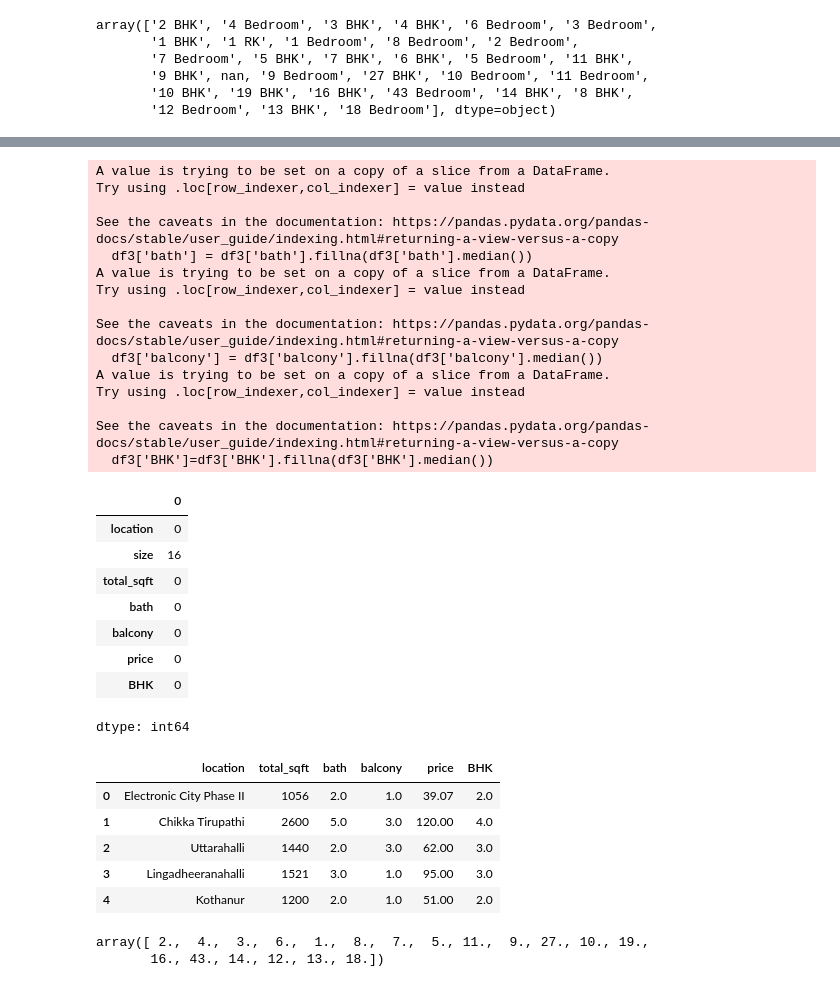
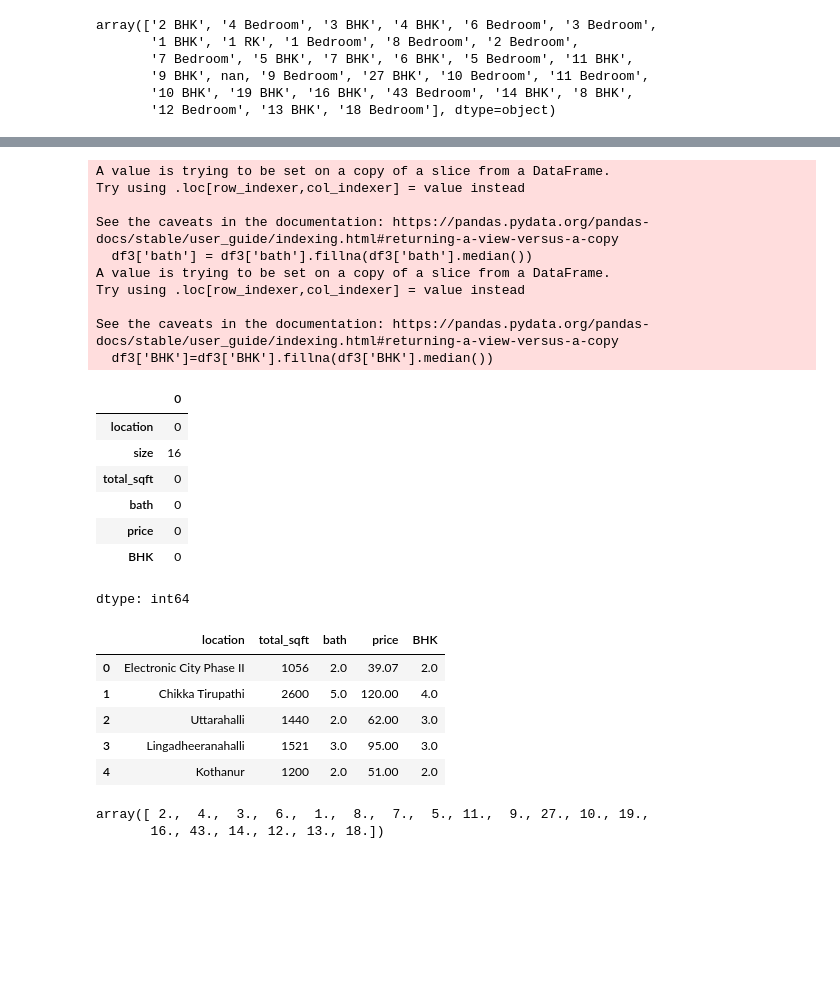
Before and after one commit to gargishita/House_Price_Prediction, a Jupyter notebook: House_Price_Predictor_updated.ipynb, the cells around one changed output, grey strips where cells are left out. Saved outputs shown, nothing was run; the diff lists cells and outputs as text; code cells hidden in the pictures; blank space fills up the shorter version.

```diff
--- a/House_Price_Predictor_updated.ipynb
+++ b/House_Price_Predictor_updated.ipynb
@@ -40,6 +42,6 @@ dtype: int64
 # %% [markdown]
 # Data Cleaning and Feature Engineering: Handle NA values and dropping unrequired features
 # %%
-df2=df1.drop(['area_type','society','availability'],axis='columns')
+df2=df1.drop(['area_type','society','availability','balcony'],axis='columns')
 df2.head()
 # %% [output]
@@ -99,30 +99,23 @@ See the caveats in the documentation: https://pandas.pydata.org/pandas-docs/stab
 # %%
 df3['bath'] = df3['bath'].fillna(df3['bath'].median())
-df3['balcony'] = df3['balcony'].fillna(df3['balcony'].median())
 df3['BHK']=df3['BHK'].fillna(df3['BHK'].median())
 df3.isnull().sum()
 # %% [output]
 A value is trying to be set on a copy of a slice from a DataFrame.
 Try using .loc[row_indexer,col_indexer] = value instead
 
 See the caveats in the documentation: https://pandas.pydata.org/pandas-docs/stable/user_guide/indexing.html#returning-a-view-versus-a-copy
   df3['bath'] = df3['bath'].fillna(df3['bath'].median())
 A value is trying to be set on a copy of a slice from a DataFrame.
 Try using .loc[row_indexer,col_indexer] = value instead
 
 See the caveats in the documentation: https://pandas.pydata.org/pandas-docs/stable/user_guide/indexing.html#returning-a-view-versus-a-copy
-  df3['balcony'] = df3['balcony'].fillna(df3['balcony'].median())
-A value is trying to be set on a copy of a slice from a DataFrame.
-Try using .loc[row_indexer,col_indexer] = value instead
-
-See the caveats in the documentation: https://pandas.pydata.org/pandas-docs/stable/user_guide/indexing.html#returning-a-view-versus-a-copy
   df3['BHK']=df3['BHK'].fillna(df3['BHK'].median())
 |  | 0 |
 | location | 0 |
 | size | 16 |
 | total_sqft | 0 |
 | bath | 0 |
-| balcony | 0 |
 | price | 0 |
 | BHK | 0 |
 dtype: int64
@@ -130,12 +123,12 @@ dtype: int64
 df4=df3.drop(['size'],axis='columns')
 df4.head()
 # %% [output]
-|  | location | total_sqft | bath | balcony | price | BHK |
-| 0 | Electronic City Phase II | 1056 | 2.0 | 1.0 | 39.07 | 2.0 |
-| 1 | Chikka Tirupathi | 2600 | 5.0 | 3.0 | 120.00 | 4.0 |
-| 2 | Uttarahalli | 1440 | 2.0 | 3.0 | 62.00 | 3.0 |
-| 3 | Lingadheeranahalli | 1521 | 3.0 | 1.0 | 95.00 | 3.0 |
-| 4 | Kothanur | 1200 | 2.0 | 1.0 | 51.00 | 2.0 |
+|  | location | total_sqft | bath | price | BHK |
+| 0 | Electronic City Phase II | 1056 | 2.0 | 39.07 | 2.0 |
+| 1 | Chikka Tirupathi | 2600 | 5.0 | 120.00 | 4.0 |
+| 2 | Uttarahalli | 1440 | 2.0 | 62.00 | 3.0 |
+| 3 | Lingadheeranahalli | 1521 | 3.0 | 95.00 | 3.0 |
+| 4 | Kothanur | 1200 | 2.0 | 51.00 | 2.0 |
 # %%
 df4['BHK'].unique()
 # %% [output]
```
Also changed, not shown: parts of 31 cells of this notebook.
